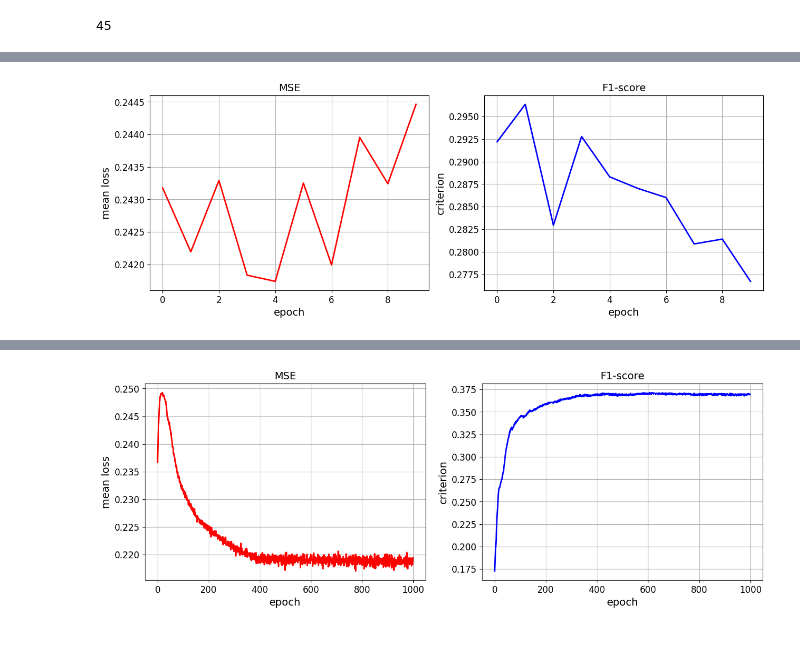
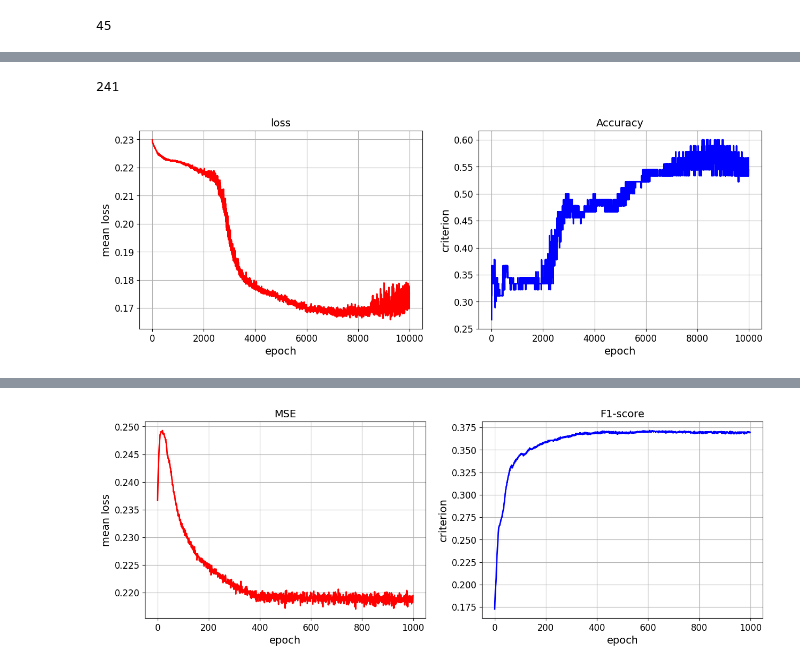
Before and after one commit to Sidl419/pattern_recognition, a Jupyter notebook: notebooks/seed_exp.ipynb, the cells around one changed output, grey strips where cells are left out. Cells and saved outputs as stored; diff of their text form; code cells hidden in the pictures; blank space fills up the shorter version.

Commit message:
seed exp success

```diff
--- a/notebooks/seed_exp.ipynb
+++ b/notebooks/seed_exp.ipynb
@@ -115,3 +115,8 @@ for file in tqdm(files):
         sample = np.stack([get_bands(channel[1]) for channel in data_df.iterrows()])
         features_tensor.append(sample)
     targets.extend(labels)
+
+features_tensor = np.stack(features_tensor)
+features_tensor = torch.tensor(features_tensor).float()
+
+targets = torch.tensor(targets) + 1
@@ -120,7 +123,5 @@ features_tensor = np.stack(features_tensor)
-# %%
-features_tensor = torch.tensor(features_tensor)
 # %%
-targets = torch.tensor(targets) + 1
+targets = (torch.tensor([0, 1, 2]) == targets.reshape(-1, 1)).int()
 # %%
 train_A_dataset = CNNMatrixDataset(tensors=(features_tensor[:-90], targets[:-90]), with_target=True, transform=None)
 test_A_dataset = CNNMatrixDataset(tensors=(features_tensor[-90:], targets[-90:]), with_target=True, transform=None)
@@ -182,0 +199,28 @@ show_progress(loss, acc, 'MSE', 'F1-score')
+# %%
+criterion = nn.MSELoss()# nn.BCEWithLogitsLoss(pos_weight=torch.tensor(3))# weight=torch.tensor([1, 4], device=my_device)
+
+learning_params = {
+    'num_epochs' : 10000,
+    'lr' : 1e-4,
+    'weight_decay' : 1e-2,
+    'step_size' : 5,
+    'gamma' : 1,
+    'num_classes' : 2,
+    'model_type' : 'CNN'
+  }
+
+torch.manual_seed(44)
+np.random.seed(44)
+
+my_device = torch.device('cuda:0')#torch.device('cuda:0' if torch.cuda.is_available() else 'cpu')
+print(my_device)
+
+#model_CNN = CNN1(72, n_channels=64)
+A = torch.tensor(get_delaunay_graph(seed_montage).toarray()).to(my_device)
+#B = B.to(my_device)
+#model_CNN = BaseCNNAttn(72, 64)
+#model_CNN = BaseCNNAttn(72, 64, num_filters=10)
+model_GNN = BaseGNN(5, 62, A, time_kernel=3, num_classes=3)
+#model_CNN = BaseCNN(72, 64)
+
+loss, acc, total_time = train_model(model_GNN, data_loaders_CNN, criterion, learning_params, is_binary=False, device=my_device, log_rate=1000)
@@ -183,4 +245,8 @@ show_progress(loss, acc, 'MSE', 'F1-score')
+# %%
+count_parameters(model_GNN)
+# %% [output]
+241
 # %%
-show_progress(loss, acc, 'MSE', 'F1-score')
+show_progress(loss, acc, 'loss', 'Accuracy')
 # %% [output]
-[figure, old version]
+[figure, new version]
```
Also changed, not shown: parts of 8 cells of this notebook, 4 other files.
